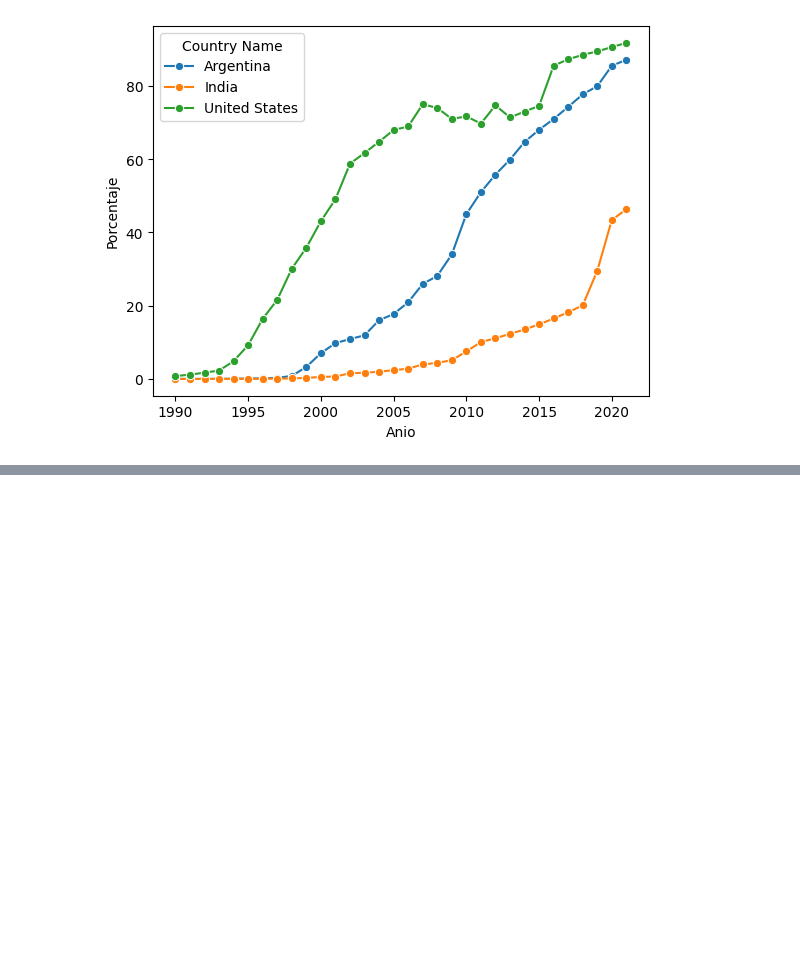
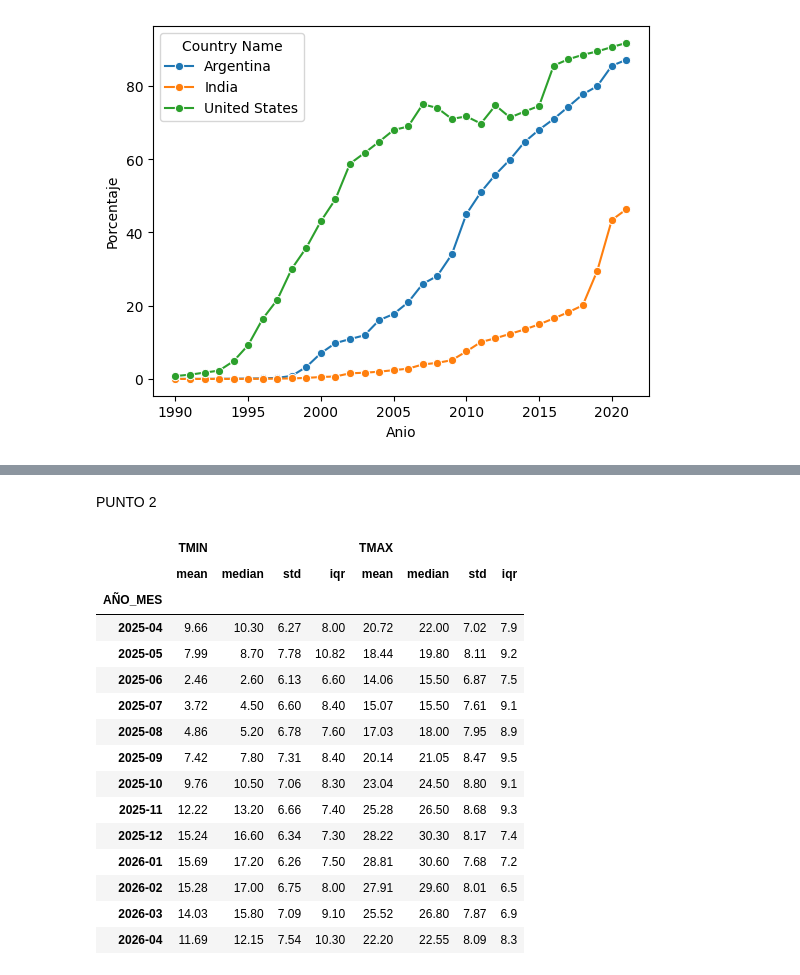
Before and after one commit to winttita/TUIA, a Jupyter notebook: Segundo/Fundamento de Ciencia de Datos/U4 - Visualizacion/practica4.ipynb, the cells around one changed output, grey strips where cells are left out. Saved outputs shown, nothing was run; the diff lists cells and outputs as text; code cells hidden in the pictures; blank space fills up the shorter version.

```diff
--- a/Segundo/Fundamento de Ciencia de Datos/U4 - Visualizacion/practica4.ipynb
+++ b/Segundo/Fundamento de Ciencia de Datos/U4 - Visualizacion/practica4.ipynb
@@ -87,0 +185,4 @@ sns.lineplot(x= 'Anio', y= 'Porcentaje', hue='Country Name', marker= 'o', data=d
+# %%
+# vemos que tenemos una fila completa de guiones (fila 0), la eliminamos
+temperaturas.drop(index=0, inplace=True)
+temperaturas.head(15)
@@ -87,0 +244,31 @@ sns.lineplot(x= 'Anio', y= 'Porcentaje', hue='Country Name', marker= 'o', data=d
+# %% [markdown]
+PUNTO 2
+# %%
+# Ahora creamos una columna mes para poder hacer los analisis correspondientes.
+# Utilizamos la herramienta .dt para manejar fechas
+temperaturas['AÑO_MES'] = temperaturas['FECHA'].dt.to_period('M')
+
+# Tengo que crear funcion iqr
+def iqr(x):
+    return x.quantile(0.75)-x.quantile(0.25)
+
+# Ahora creamos la tabla de resumen para los minimos y maximos por mes
+minimas = temperaturas.groupby('AÑO_MES')[['TMIN','TMAX']].agg(['mean','median','std', iqr]).round(2)
+minimas
+# %% [output]
+|  | TMIN |  |  |  | TMAX |  |  |  |
+|  | mean | median | std | iqr | mean | median | std | iqr |
+| AÑO_MES |  |  |  |  |  |  |  |  |
+| 2025-04 | 9.66 | 10.30 | 6.27 | 8.00 | 20.72 | 22.00 | 7.02 | 7.9 |
+| 2025-05 | 7.99 | 8.70 | 7.78 | 10.82 | 18.44 | 19.80 | 8.11 | 9.2 |
+| 2025-06 | 2.46 | 2.60 | 6.13 | 6.60 | 14.06 | 15.50 | 6.87 | 7.5 |
+| 2025-07 | 3.72 | 4.50 | 6.60 | 8.40 | 15.07 | 15.50 | 7.61 | 9.1 |
+| 2025-08 | 4.86 | 5.20 | 6.78 | 7.60 | 17.03 | 18.00 | 7.95 | 8.9 |
+| 2025-09 | 7.42 | 7.80 | 7.31 | 8.40 | 20.14 | 21.05 | 8.47 | 9.5 |
+| 2025-10 | 9.76 | 10.50 | 7.06 | 8.30 | 23.04 | 24.50 | 8.80 | 9.1 |
+| 2025-11 | 12.22 | 13.20 | 6.66 | 7.40 | 25.28 | 26.50 | 8.68 | 9.3 |
+| 2025-12 | 15.24 | 16.60 | 6.34 | 7.30 | 28.22 | 30.30 | 8.17 | 7.4 |
+| 2026-01 | 15.69 | 17.20 | 6.26 | 7.50 | 28.81 | 30.60 | 7.68 | 7.2 |
+| 2026-02 | 15.28 | 17.00 | 6.75 | 8.00 | 27.91 | 29.60 | 8.01 | 6.5 |
+| 2026-03 | 14.03 | 15.80 | 7.09 | 9.10 | 25.52 | 26.80 | 7.87 | 6.9 |
+| 2026-04 | 11.69 | 12.15 | 7.54 | 10.30 | 22.20 | 22.55 | 8.09 | 8.3 |
```
Also changed, not shown: parts of 19 cells of this notebook, 3 other files.
